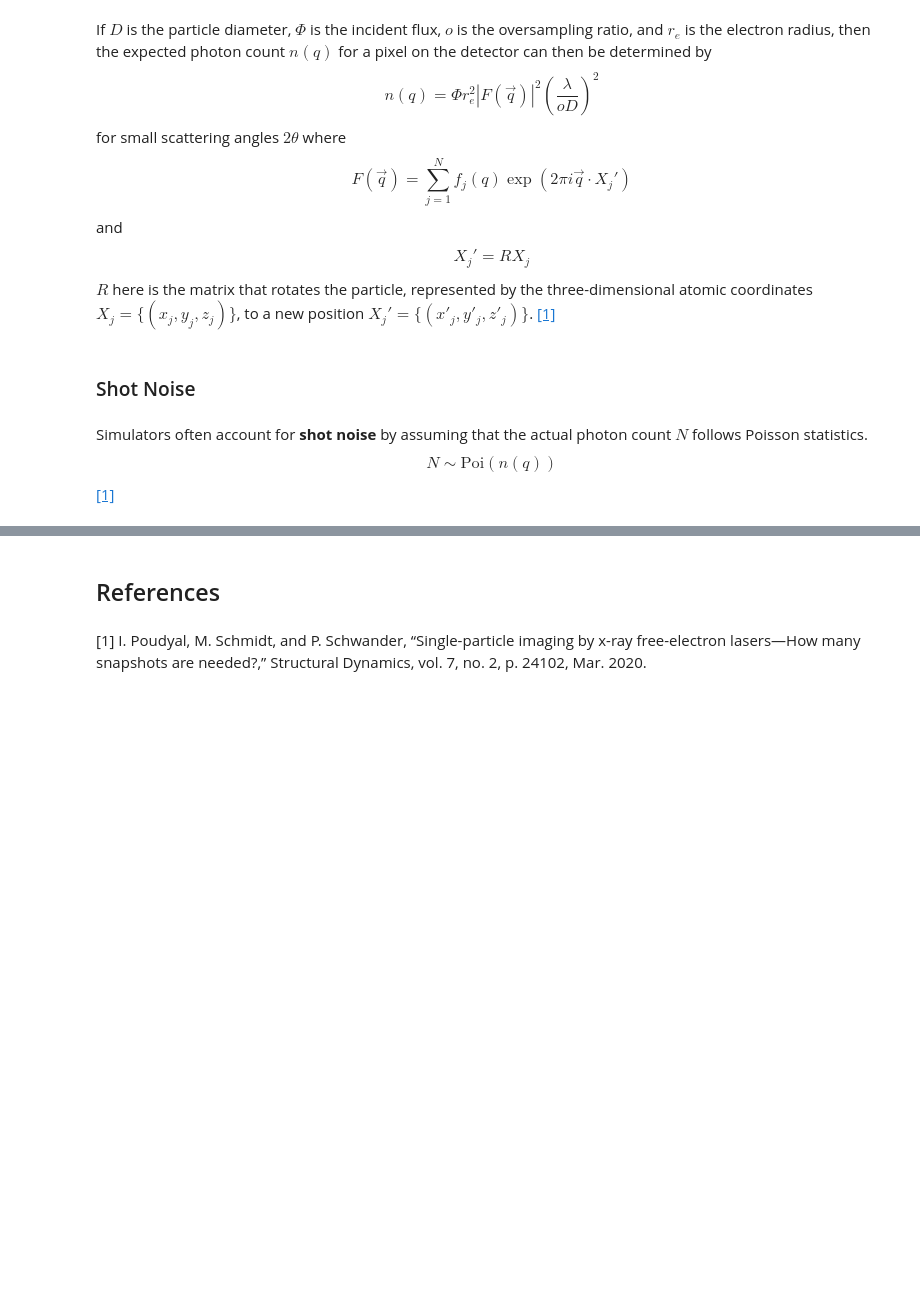
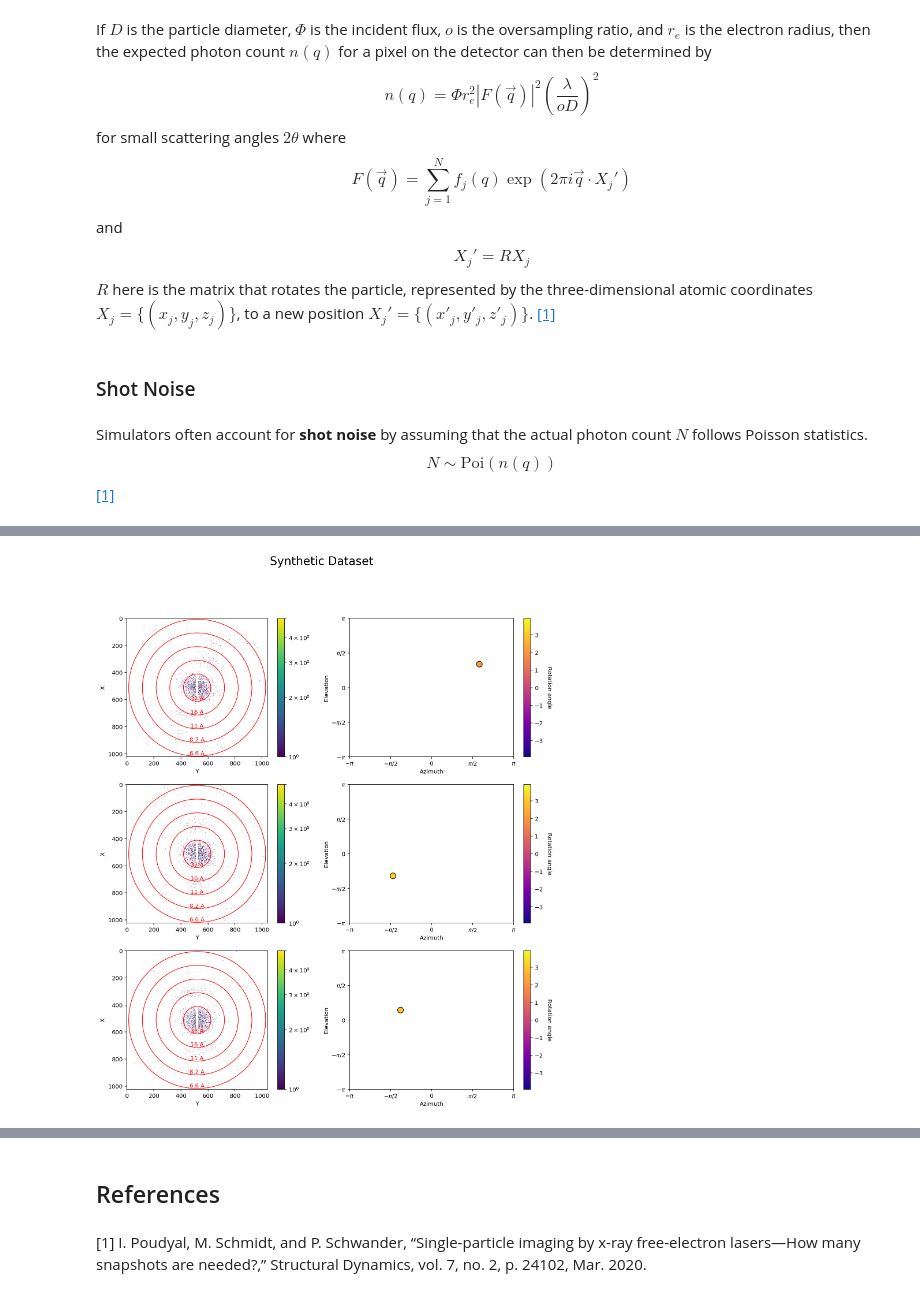
Before and after one commit to chuckie82/skopi, a Jupyter notebook: examples/notebooks/cspi_generate_synthetic_dataset.ipynb, the cells around one changed output, grey strips where cells are left out. Cells and saved outputs as stored; diff of their text form; code cells hidden in the pictures; blank space fills up the shorter version.

Commit message:
Clean the cspi_generate_synthetic_dataset notebook

```diff
--- a/examples/notebooks/cspi_generate_synthetic_dataset.ipynb
+++ b/examples/notebooks/cspi_generate_synthetic_dataset.ipynb
@@ -323,4 +37,0 @@ We plot one of the loaded patterns.
-# %%
-diffraction_pattern = cspi_synthetic_dataset_file_handle[diffraction_patterns_dataset_name][0]
-plt.figure()
-viz.imshow(diffraction_pattern)
@@ -350,0 +156,15 @@ cspi_synthetic_dataset_file_handle.close()
+# %%
+dataset_size = 100
+
+diffraction_pattern_height = det.detector_pixel_num_x.item()
+diffraction_pattern_width = det.detector_pixel_num_y.item()
+
+orientation_n_components = 4 # orientations are expressed as unit quaternions
+
+diffraction_patterns = np.zeros((dataset_size, diffraction_pattern_height, diffraction_pattern_width))
+orientations = np.zeros((dataset_size, orientation_n_components))
+
+for data_index in range(dataset_size):
+    diffraction_pattern, orientation = experiment.generate_image(return_orientation=True)
+    diffraction_patterns[data_index] = diffraction_pattern
+    orientations[data_index] = orientation
@@ -350,0 +179,63 @@ cspi_synthetic_dataset_file_handle.close()
+# %%
+def angle_axis_representation(quaternion):
+    q_r = quaternion[0]
+    q_ijk = quaternion[1:]
+    # https://en.wikipedia.org/wiki/Quaternions_and_spatial_rotation
+    q_norm = np.linalg.norm(q_ijk)
+    axis = q_ijk / q_norm
+    theta = 2 * np.arctan2(q_norm, q_r)
+    return axis, theta
+
+def azimuth_elevation_representation(unit_vector):
+    x = unit_vector[0]
+    y = unit_vector[1]
+    z = unit_vector[2]
+    # https://en.wikipedia.org/wiki/Spherical_coordinate_system
+    azimuth = np.arctan2(y, x)
+    elevation = np.arctan2(z, np.sqrt(x ** 2 + y ** 2))
+    return azimuth, elevation
+
+def plot_orientation(ax, azimuth, elevation, theta, vmin=-1.25*np.pi, vmax=1.25*np.pi, cmap=cm.plasma):
+    norm = Normalize(vmin=vmin, vmax=vmax)
+    color = cmap(norm(theta))
+
+    scatter = ax.scatter(azimuth, elevation, color=color, s=100, edgecolors='black')
+
+    ax.set_xlabel('Azimuth')
+    ax.set_ylabel('Elevation')
+
+    ax.set_xticks([-np.pi, -np.pi/2, 0, np.pi/2, np.pi])
+    ax.set_yticks([-np.pi, -np.pi/2, 0, np.pi/2, np.pi])
+
+    ax.set_xticklabels(['$-\pi$', '$-\pi/2$', '0', '$\pi/2$', '$\pi$'])
+    ax.set_yticklabels(['$-\pi$', '$-\pi/2$', '0', '$\pi/2$', '$\pi$'])
+
+    sm = cm.ScalarMappable(cmap=cmap, norm=norm)
+    sm.set_array([])
+    cbar = plt.colorbar(sm)
+    cbar.set_label('Rotation angle', rotation=270, labelpad=15)
+
+fig_nrows = 3
+fig_ncols = 2
+
+fig_width = 14
+fig_height = 5 * fig_nrows
+
+plt.figure(figsize=(fig_width, fig_height))
+viz = ps.Visualizer(experiment, diffraction_rings="auto", log_scale=True)
+
+for diffraction_pattern_idx, diffraction_pattern in enumerate(diffraction_patterns[:fig_nrows]):
+    plt.subplot(fig_nrows, fig_ncols, 2 * (diffraction_pattern_idx + 1) - 1)
+    viz.imshow(diffraction_pattern)
+
+    orientation = orientations[diffraction_pattern_idx]
+    axis, theta = angle_axis_representation(orientation)
+    azimuth, elevation = azimuth_elevation_representation(axis)
+
+    ax = plt.subplot(fig_nrows, fig_ncols, 2 * (diffraction_pattern_idx + 1))
+    plot_orientation(ax, azimuth, elevation, theta)
+
+plt.suptitle('Synthetic Dataset', fontsize=20)
+plt.show()
+# %% [output]
+[figure, added]
```
Also changed, not shown: parts of 91 cells of this notebook.
